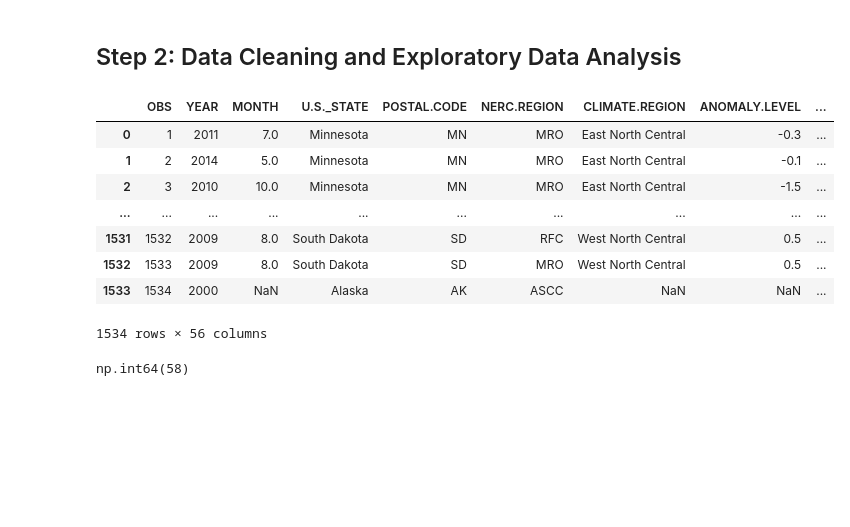
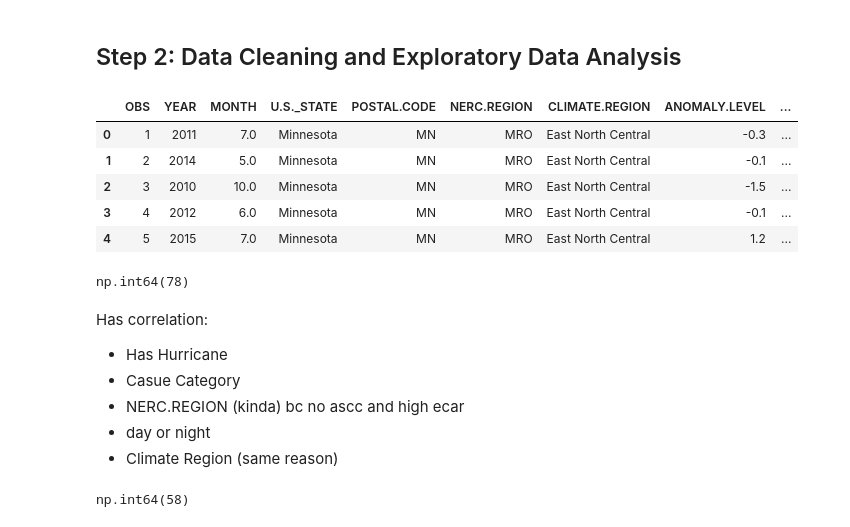
Before and after one commit to tzheng846/Power_Outage_Analysis, a Jupyter notebook: project04/template copy.ipynb, the cells around one changed output. Saved outputs shown, nothing was run; the diff lists cells and outputs as text; code cells hidden in the pictures; blank space fills up the shorter version.

```diff
--- a/project04/template copy.ipynb
+++ b/project04/template copy.ipynb
@@ -38,14 +39,15 @@ pd.set_option('display.max_columns', None)
 # %%
 original = pd.read_csv('data/power_outage.csv')
 # %%
-original
+original.head()
 # %% [output]
 |  | OBS | YEAR | MONTH | U.S._STATE | POSTAL.CODE | NERC.REGION | CLIMATE.REGION | ANOMALY.LEVEL | ... |
 | 0 | 1 | 2011 | 7.0 | Minnesota | MN | MRO | East North Central | -0.3 | ... |
 | 1 | 2 | 2014 | 5.0 | Minnesota | MN | MRO | East North Central | -0.1 | ... |
 | 2 | 3 | 2010 | 10.0 | Minnesota | MN | MRO | East North Central | -1.5 | ... |
-| ... | ... | ... | ... | ... | ... | ... | ... | ... | ... |
-| 1531 | 1532 | 2009 | 8.0 | South Dakota | SD | RFC | West North Central | 0.5 | ... |
-| 1532 | 1533 | 2009 | 8.0 | South Dakota | SD | MRO | West North Central | 0.5 | ... |
-| 1533 | 1534 | 2000 | NaN | Alaska | AK | ASCC | NaN | NaN | ... |
+| 3 | 4 | 2012 | 6.0 | Minnesota | MN | MRO | East North Central | -0.1 | ... |
+| 4 | 5 | 2015 | 7.0 | Minnesota | MN | MRO | East North Central | 1.2 | ... |
-1534 rows × 56 columns
+# %%
+(original['OUTAGE.DURATION']==0).sum()
+# %% [output]
+np.int64(78)
@@ -52,3 +58,10 @@ original
+# %% [markdown]
+Has correlation:
+- Has Hurricane
+- Casue Category
+- NERC.REGION (kinda)  bc no ascc and high ecar
+- day or night
+- Climate Region (same reason)
 # %%
 original['OUTAGE.DURATION'].isna().sum()
 # %% [output]
```
Also changed, not shown: parts of 34 cells of this notebook, 4 other files.
